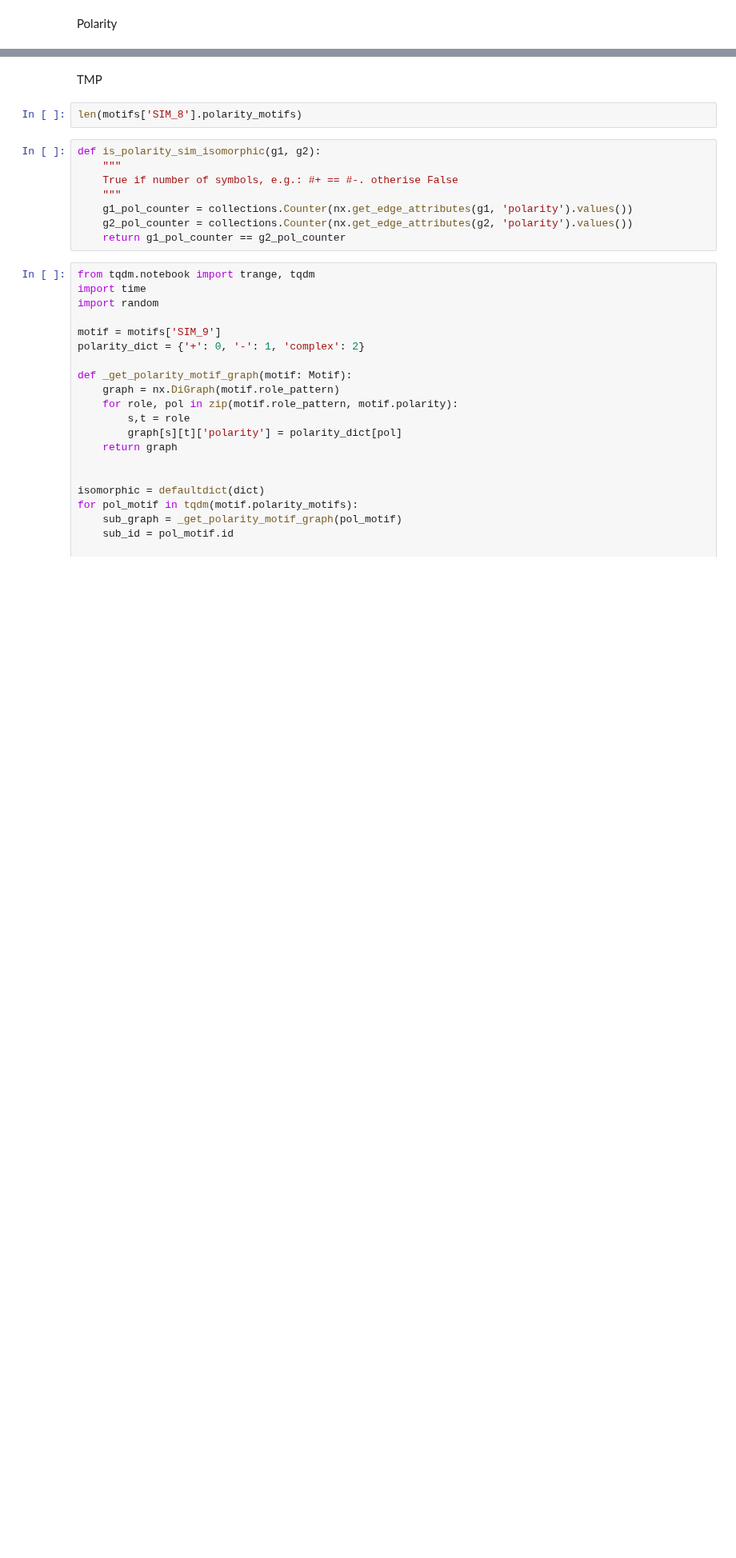
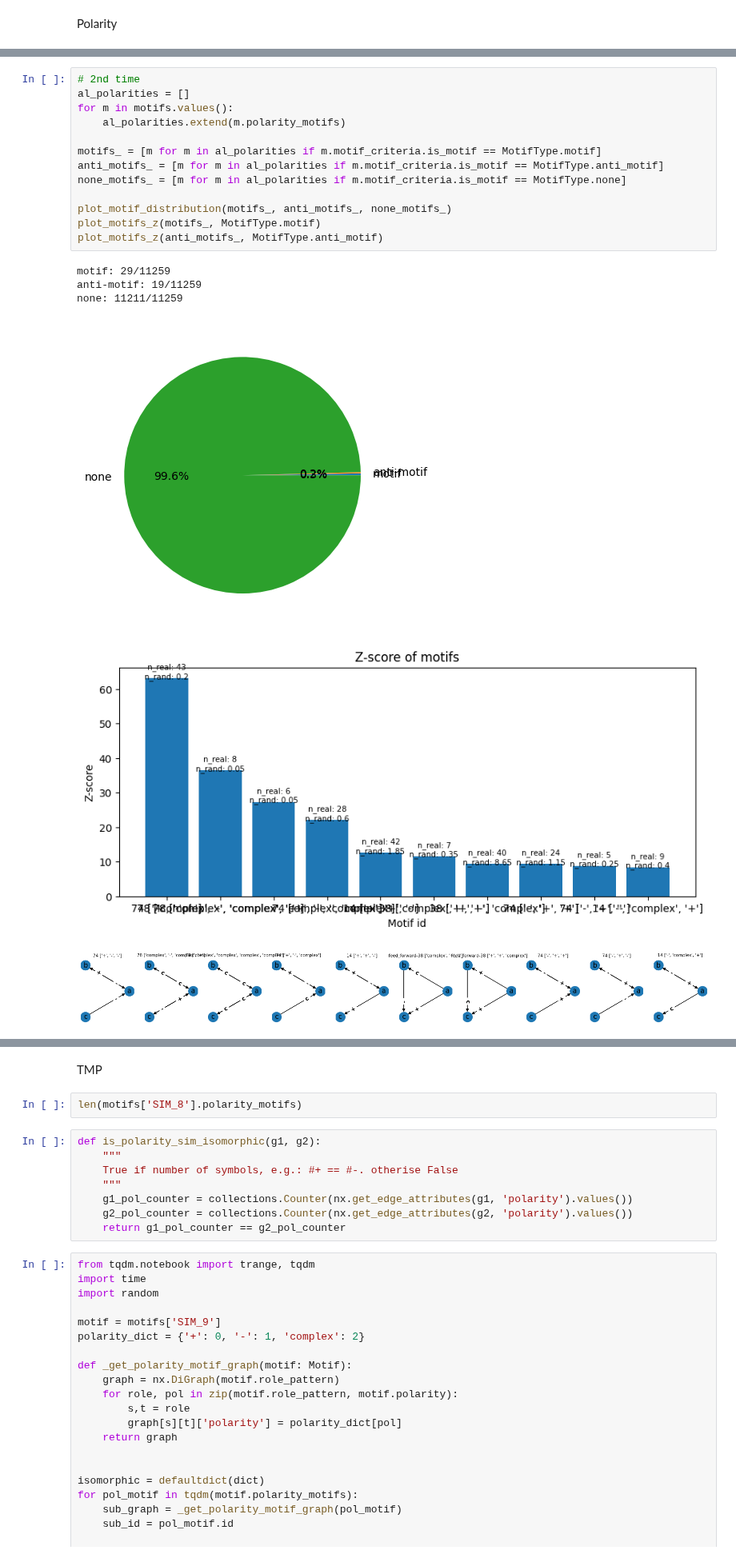
Before and after one commit to deangeckt/network_motifs, a Jupyter notebook: post_motif_analysis/motif_analysis.ipynb, the cells around one changed output, grey strips where cells are left out. Shown at 80% size. Drawn from its saved outputs; the diff is of its cells as text; blank space fills up the shorter version.

```diff
--- a/post_motif_analysis/motif_analysis.ipynb
+++ b/post_motif_analysis/motif_analysis.ipynb
@@ -339,0 +355,20 @@ ValueError: need at least one array to concatenate
+# %%
+# 2nd time
+al_polarities = []
+for m in motifs.values():
+    al_polarities.extend(m.polarity_motifs)
+
+motifs_ = [m for m in al_polarities if m.motif_criteria.is_motif == MotifType.motif]
+anti_motifs_ = [m for m in al_polarities if m.motif_criteria.is_motif == MotifType.anti_motif]
+none_motifs_ = [m for m in al_polarities if m.motif_criteria.is_motif == MotifType.none]
+
+plot_motif_distribution(motifs_, anti_motifs_, none_motifs_)
+plot_motifs_z(motifs_, MotifType.motif)
+plot_motifs_z(anti_motifs_, MotifType.anti_motif)
+# %% [output]
+motif: 29/11259
+anti-motif: 19/11259
+none: 11211/11259
+[figure, added]
+[figure, added]
+[figure, added]
```
Also changed, not shown: parts of 13 cells of this notebook, 15 other files.
